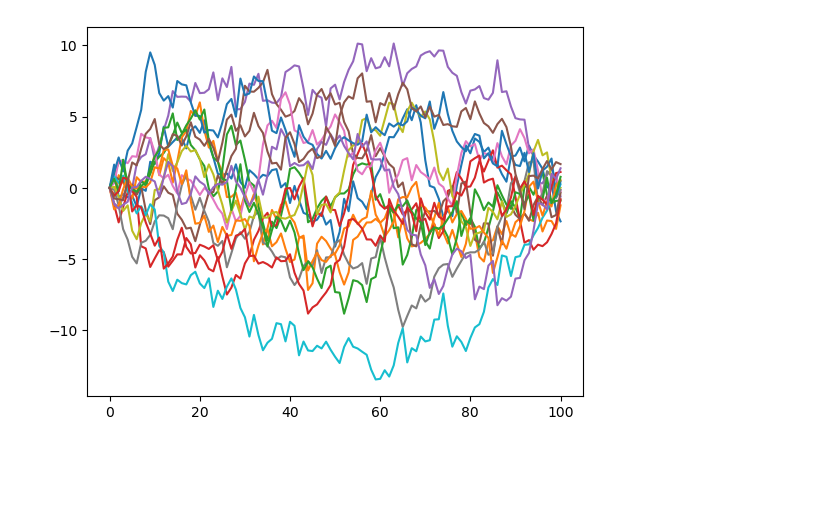
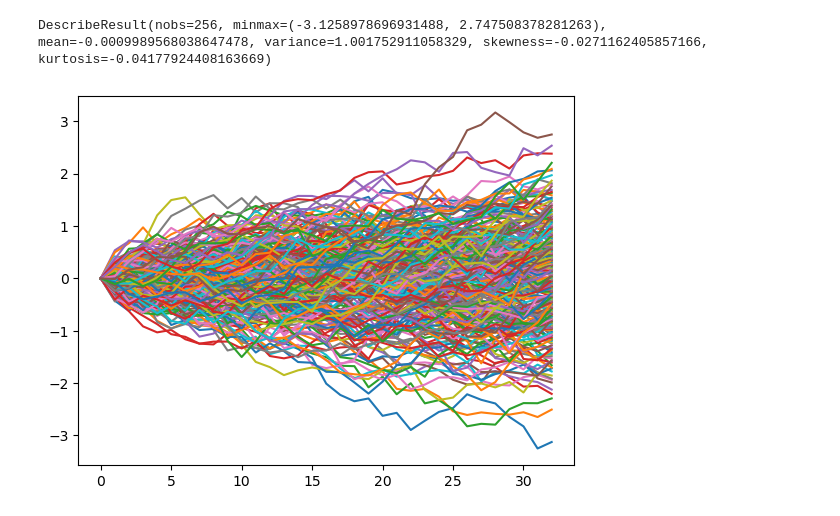
Before and after one commit to fbristotti/cqf, a Jupyter notebook: final/labs.ipynb, the cells around one changed output. Saved outputs shown, nothing was run; the diff lists cells and outputs as text; code cells hidden in the pictures; blank space fills up the shorter version.

```diff
--- a/final/labs.ipynb
+++ b/final/labs.ipynb
@@ -127,6 +105,0 @@ array([[ 1.13771369,  0.5535262 ,  0.6403692 ,  1.08190471,  1.12947094,
-# %%
-k = 10
-total_paths = 2**k
-sampler = qmc.Sobol(d=1, scramble=True)
-qunif = np.array(sampler.random_base2(m=k))[:, 0]
-qunif
@@ -144,6 +105,0 @@ array([3.17817456e-04, 1.88890409e-03, 2.45563128e-03, ...,
-# %%
-%time
-v = []
-for i in range(1, 2**k+1):
-    v.append((i-1+qunif[i-1])/total_paths)
-v
@@ -170,20 +106,36 @@ Wall time: 0 ns
 # %%
-def brownian_bridge(m, n):
+%time
+
+def brownian_bridge(m, k, T):
+    n = 2**k
+    dt = T / n
+    t = np.arange(0, T+dt, dt)
     total_paths = 2**m
+
     sampler = qmc.Sobol(d=1, scramble=True)
-    W = np.zeros((total_paths,n+1))
     qunif = np.array(sampler.random_base2(m=m))[:, 0]
     qunif = (qunif + range(0,total_paths))/total_paths
-    W[:,-1] = norm.ppf(qunif)
-    Z = np.random.standard_normal((2**m, n-1))
-    for j in range(1, n):
-        lw = ((n-j)/(n-(j-1)))
-        rw = ((j-(j-1))/(n-(j-1)))
-        stdev = ((n-j)*(j-(j-1)))/(n-(j-1))
-        W[:, j] = lw*W[:, j-1] + rw*W[:, n] + np.sqrt(stdev)*Z[:, j-1]
+
+    W = np.zeros((total_paths,n+1))
+    W[:,-1] = norm.ppf(qunif)*np.sqrt(t[-1])
+    Z = np.random.standard_normal((total_paths, n-1))
+
+    for i in range(0, k):
+        h = 2**(k-i)
+        for j in range(0, 2**i):
+            a = j*h
+            b = j*h+int(h/2)
+            c = (j+1)*h
+            lw = (t[c]-t[b])/(t[c]-t[a])
+            rw = (t[b]-t[a])/(t[c]-t[a])
+            stdev = ((t[c]-t[b])*(t[b]-t[a]))/(t[c]-t[a])
+            W[:, b] = lw*W[:, a] + rw*W[:, c] + np.sqrt(stdev)*Z[:, b-1]
     return W
 
-Ws = brownian_bridge(4,100)
+m = 8
+k = 5
+T = 1
+Ws = brownian_bridge(m, k, T)
 
 for w in Ws:
     plt.plot(w)
@@ -194 +147,2 @@ DescribeResult(nobs=16, minmax=(-2.3528927233962977, 1.665226993014036), mean=-0
+DescribeResult(nobs=256, minmax=(-3.1258978696931488, 2.747508378281263), mean=-0.0009989568038647478, variance=1.001752911058329, skewness=-0.0271162405857166, kurtosis=-0.04177924408163669)
-[figure, old version]
+[figure, new version]
```
Also changed, not shown: parts of 20 cells of this notebook, 1 other file.
